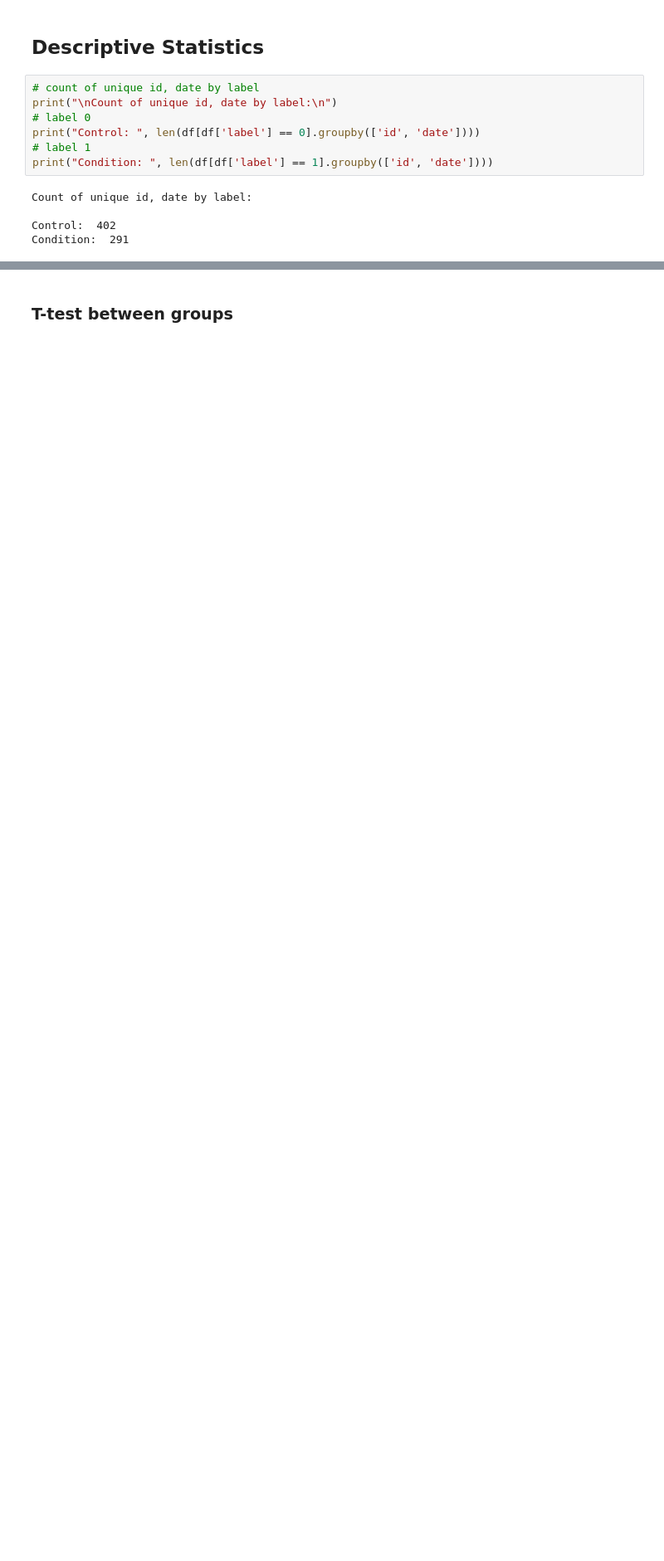
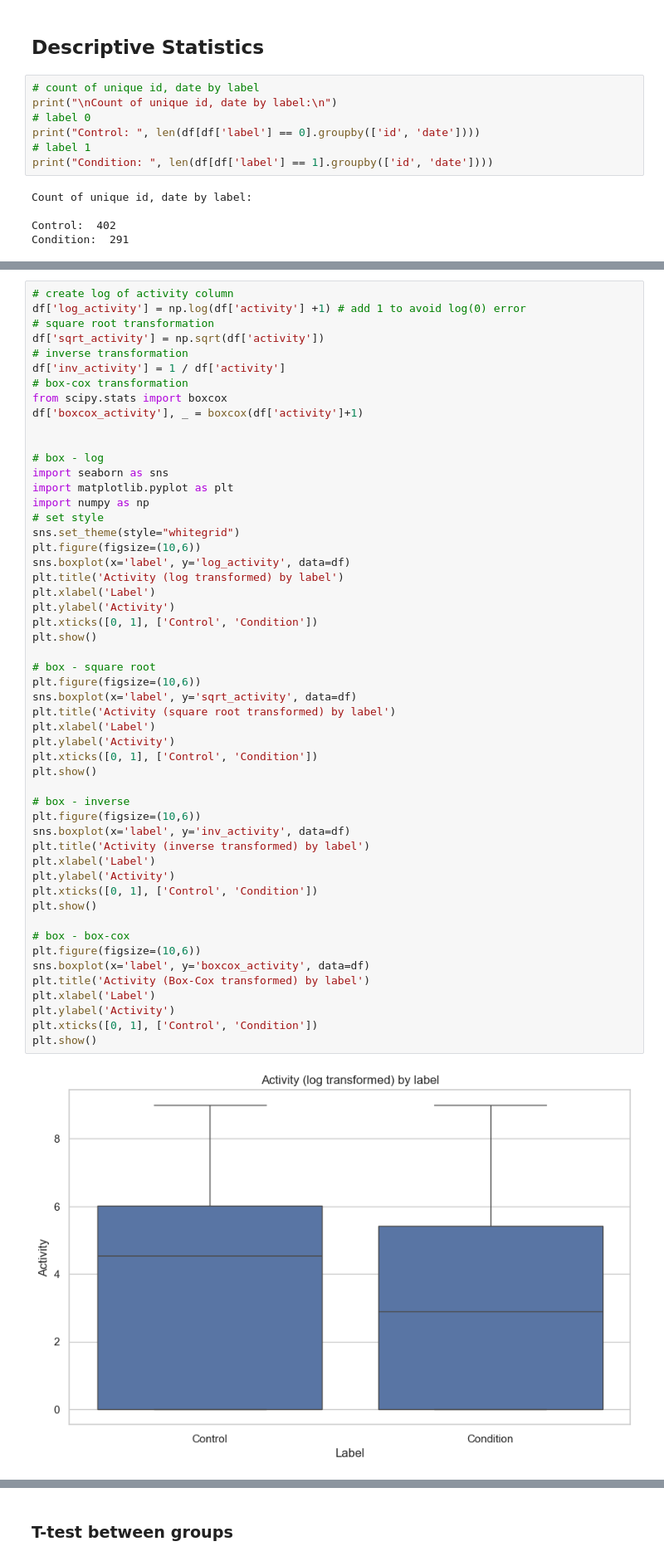
Before and after one commit to zoonalink/IGP-5, a Jupyter notebook: petter/wiki-eda.ipynb, the cells around one changed output, grey strips where cells are left out. Shown at 83% size. Saved outputs shown, nothing was run; the diff lists cells and outputs as text; blank space fills up the shorter version.

```diff
--- a/petter/wiki-eda.ipynb
+++ b/petter/wiki-eda.ipynb
@@ -449,0 +450,54 @@ label
+# %%
+# create log of activity column
+df['log_activity'] = np.log(df['activity'] +1) # add 1 to avoid log(0) error
+# square root transformation
+df['sqrt_activity'] = np.sqrt(df['activity'])
+# inverse transformation
+df['inv_activity'] = 1 / df['activity']
+# box-cox transformation
+from scipy.stats import boxcox
+df['boxcox_activity'], _ = boxcox(df['activity']+1)
+
+
+# box - log
+import seaborn as sns
+import matplotlib.pyplot as plt
+import numpy as np
+# set style
+sns.set_theme(style="whitegrid")
+plt.figure(figsize=(10,6))
+sns.boxplot(x='label', y='log_activity', data=df)
+plt.title('Activity (log transformed) by label')
+plt.xlabel('Label')
+plt.ylabel('Activity')
+plt.xticks([0, 1], ['Control', 'Condition'])
+plt.show()
+
+# box - square root
+plt.figure(figsize=(10,6))
+sns.boxplot(x='label', y='sqrt_activity', data=df)
+plt.title('Activity (square root transformed) by label')
+plt.xlabel('Label')
+plt.ylabel('Activity')
+plt.xticks([0, 1], ['Control', 'Condition'])
+plt.show()
+
+# box - inverse
+plt.figure(figsize=(10,6))
+sns.boxplot(x='label', y='inv_activity', data=df)
+plt.title('Activity (inverse transformed) by label')
+plt.xlabel('Label')
+plt.ylabel('Activity')
+plt.xticks([0, 1], ['Control', 'Condition'])
+plt.show()
+
+# box - box-cox
+plt.figure(figsize=(10,6))
+sns.boxplot(x='label', y='boxcox_activity', data=df)
+plt.title('Activity (Box-Cox transformed) by label')
+plt.xlabel('Label')
+plt.ylabel('Activity')
+plt.xticks([0, 1], ['Control', 'Condition'])
+plt.show()
+# %% [output]
+[figure, added]
```
Also changed, not shown: parts of 17 cells of this notebook, 1 other file.
